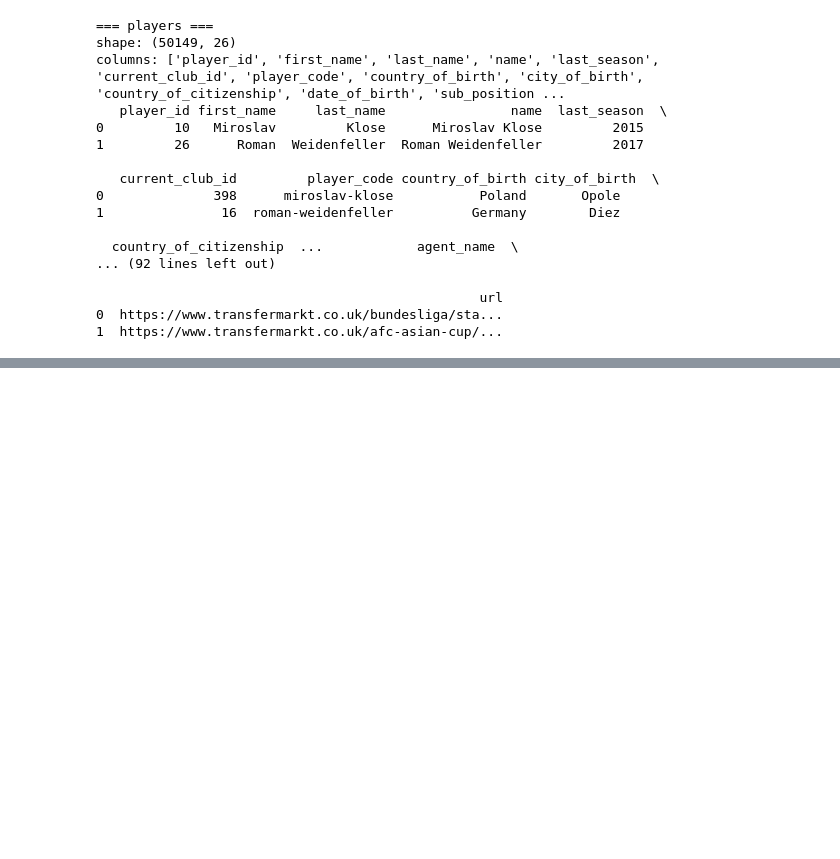
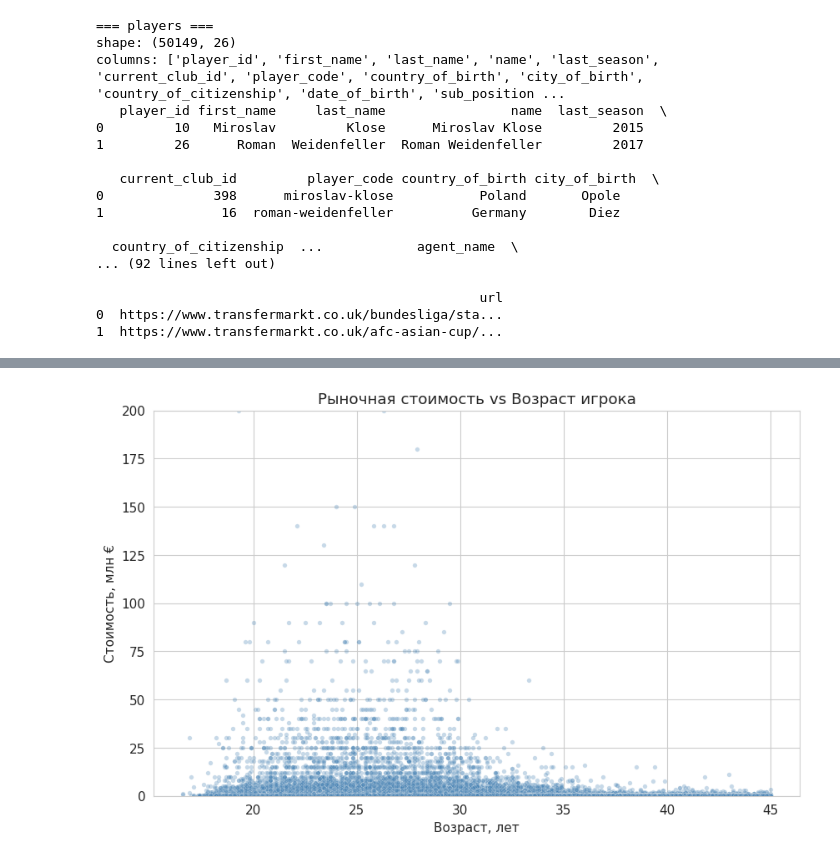
Before and after one commit to russian-cup-star/football-market-value-prediction, a Jupyter notebook: notebooks/01_eda.ipynb, the cells around one changed output, grey strips where cells are left out. Cells and saved outputs as stored; diff of their text form; code cells hidden in the pictures; blank space fills up the shorter version.

```diff
--- a/notebooks/01_eda.ipynb
+++ b/notebooks/01_eda.ipynb
@@ -70,0 +316,3 @@ columns: ['player_id', 'first_name', 'last_name', 'name', 'last_season', 'curren
+# %%
+df_clean['value_mln'] = df_clean['market_value_in_eur'] / 1e6
+print(df_clean['value_mln'].describe().round(2))
@@ -70,0 +329,13 @@ columns: ['player_id', 'first_name', 'last_name', 'name', 'last_season', 'curren
+# %%
+# График 1
+plt.figure(figsize=(10, 6))
+sns.scatterplot(data=df_clean, x='age', y='value_mln',
+                alpha=0.3, s=15, color='steelblue')
+plt.title('Рыночная стоимость vs Возраст игрока')
+plt.xlabel('Возраст, лет')
+plt.ylabel('Стоимость, млн €')
+plt.ylim(0, 200)
+plt.savefig(f'{FIG_DIR}/02_value_by_age.png', dpi=150)
+plt.show()
+# %% [output]
+[figure, added]
```
Also changed, not shown: parts of 27 cells of this notebook.
